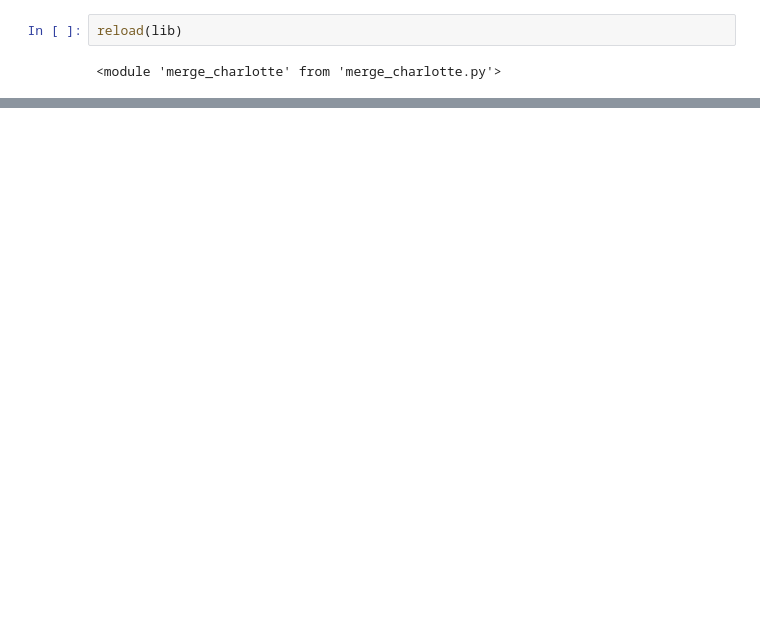
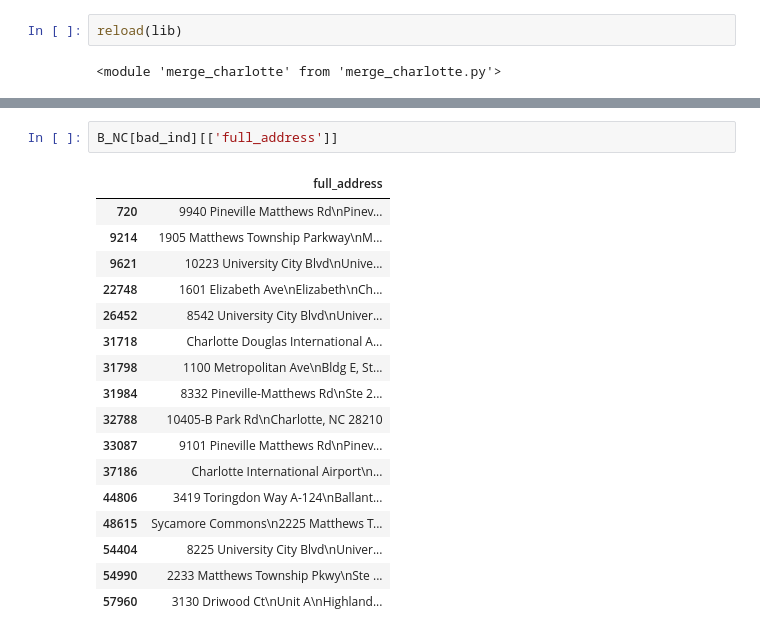
Before and after one commit to tbackes/yelp-health, a Jupyter notebook: code/yelp-EDA.ipynb, the cells around one changed output, grey strips where cells are left out. Saved outputs shown, nothing was run; the diff lists cells and outputs as text; blank space fills up the shorter version.

```diff
--- a/code/yelp-EDA.ipynb
+++ b/code/yelp-EDA.ipynb
@@ -324,0 +365,20 @@ re.sub('\s+',' ',a)
+# %%
+B_NC[bad_ind][['full_address']]
+# %% [output]
+|  | full_address |
+| 720 | 9940 Pineville Matthews Rd\nPinev... |
+| 9214 | 1905 Matthews Township Parkway\nM... |
+| 9621 | 10223 University City Blvd\nUnive... |
+| 22748 | 1601 Elizabeth Ave\nElizabeth\nCh... |
+| 26452 | 8542 University City Blvd\nUniver... |
+| 31718 | Charlotte Douglas International A... |
+| 31798 | 1100 Metropolitan Ave\nBldg E, St... |
+| 31984 | 8332 Pineville-Matthews Rd\nSte 2... |
+| 32788 | 10405-B Park Rd\nCharlotte, NC 28210 |
+| 33087 | 9101 Pineville Matthews Rd\nPinev... |
+| 37186 | Charlotte International Airport\n... |
+| 44806 | 3419 Toringdon Way A-124\nBallant... |
+| 48615 | Sycamore Commons\n2225 Matthews T... |
+| 54404 | 8225 University City Blvd\nUniver... |
+| 54990 | 2233 Matthews Township Pkwy\nSte ... |
+| 57960 | 3130 Driwood Ct\nUnit A\nHighland... |
```
Also changed, not shown: parts of 24 cells of this notebook, 1 other file.
